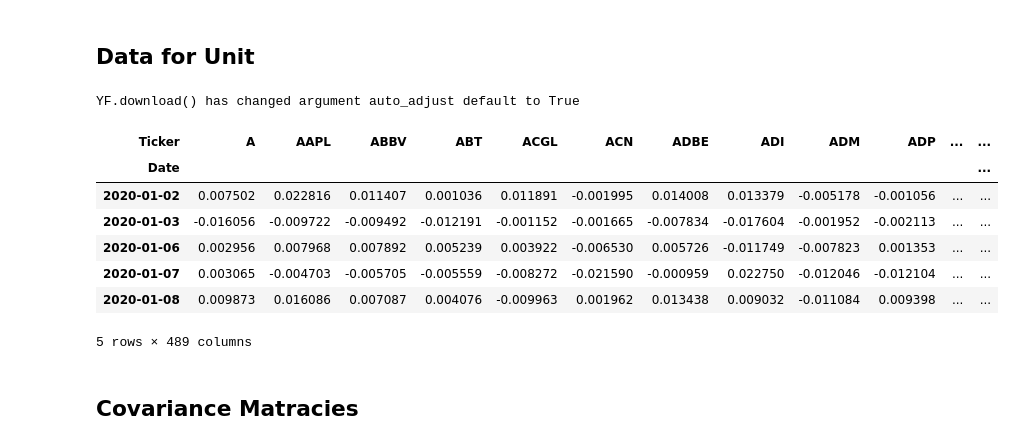
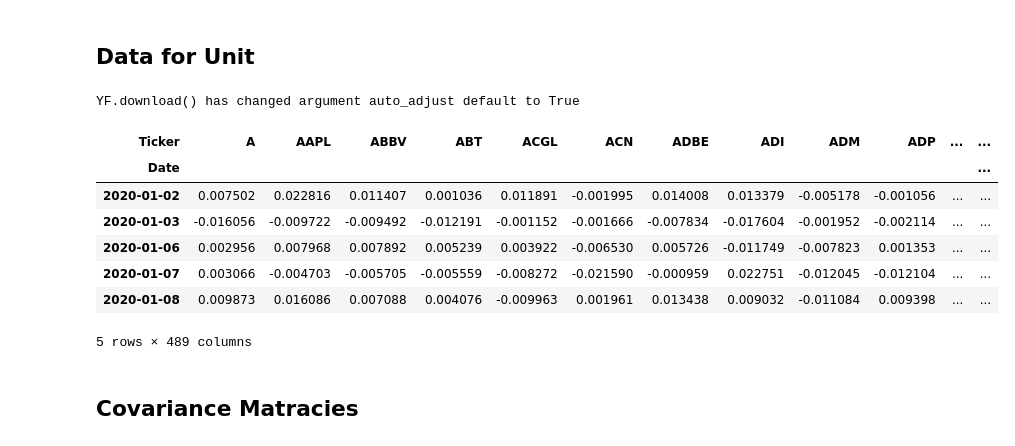
Before and after one commit to charlesrambo/math_bootcamp_25, a Jupyter notebook: Unit 4/unit_4_code_snippets.ipynb, the cells around one changed output. Drawn from its saved outputs; the diff is of its cells as text; code cells hidden in the pictures.

```diff
--- a/Unit 4/unit_4_code_snippets.ipynb
+++ b/Unit 4/unit_4_code_snippets.ipynb
@@ -22,39 +22,38 @@ tickers = tickers['Symbol'].str.replace('.', '-').tolist()
 
 # Define start and end dates
 start = datetime.datetime(2020, 1, 1)
-end = datetime.datetime(2025, 4, 30)
+end = datetime.datetime(2025, 5, 31)
 
 # Get the close from Yahoo Finance
-# Adjusted close would have been better but they don't seem to have it
 # Add extra days so we can calculate return at start
 data = yf.download(tickers, start = start  - datetime.timedelta(weeks = 1),
                    end = end, progress = False)['Close']
 
 # Calculate the percent change
 data = data.pct_change()
 
 # Subset to just dates after start
 data = data.loc[data.index >= start, :]
 
 # Drop rows where everything is missing
 data = data.dropna(axis = 0, how = 'all')
 
 # Drop columns where anything is missing
 data = data.dropna(axis = 1, how = 'any')
 
 # Save to csv file
 data.to_csv(data_path)
 
 data.head()
 # %% [output]
 YF.download() has changed argument auto_adjust default to True
 | Ticker | A | AAPL | ABBV | ABT | ACGL | ACN | ADBE | ADI | ADM | ADP | ... | ... |
 | Date |  |  |  |  |  |  |  |  |  |  |  | ... |
 | 2020-01-02 | 0.007502 | 0.022816 | 0.011407 | 0.001036 | 0.011891 | -0.001995 | 0.014008 | 0.013379 | -0.005178 | -0.001056 | ... | ... |
-| 2020-01-03 | -0.016056 | -0.009722 | -0.009492 | -0.012191 | -0.001152 | -0.001665 | -0.007834 | -0.017604 | -0.001952 | -0.002113 | ... | ... |
+| 2020-01-03 | -0.016056 | -0.009722 | -0.009492 | -0.012191 | -0.001152 | -0.001666 | -0.007834 | -0.017604 | -0.001952 | -0.002114 | ... | ... |
 | 2020-01-06 | 0.002956 | 0.007968 | 0.007892 | 0.005239 | 0.003922 | -0.006530 | 0.005726 | -0.011749 | -0.007823 | 0.001353 | ... | ... |
-| 2020-01-07 | 0.003065 | -0.004703 | -0.005705 | -0.005559 | -0.008272 | -0.021590 | -0.000959 | 0.022750 | -0.012046 | -0.012104 | ... | ... |
-| 2020-01-08 | 0.009873 | 0.016086 | 0.007087 | 0.004076 | -0.009963 | 0.001962 | 0.013438 | 0.009032 | -0.011084 | 0.009398 | ... | ... |
+| 2020-01-07 | 0.003066 | -0.004703 | -0.005705 | -0.005559 | -0.008272 | -0.021590 | -0.000959 | 0.022751 | -0.012045 | -0.012104 | ... | ... |
+| 2020-01-08 | 0.009873 | 0.016086 | 0.007088 | 0.004076 | -0.009963 | 0.001961 | 0.013438 | 0.009032 | -0.011084 | 0.009398 | ... | ... |
 5 rows × 489 columns
 # %% [markdown]
 ## Covariance Matracies
```
Also changed, not shown: parts of 5 cells of this notebook, 2 other files.
